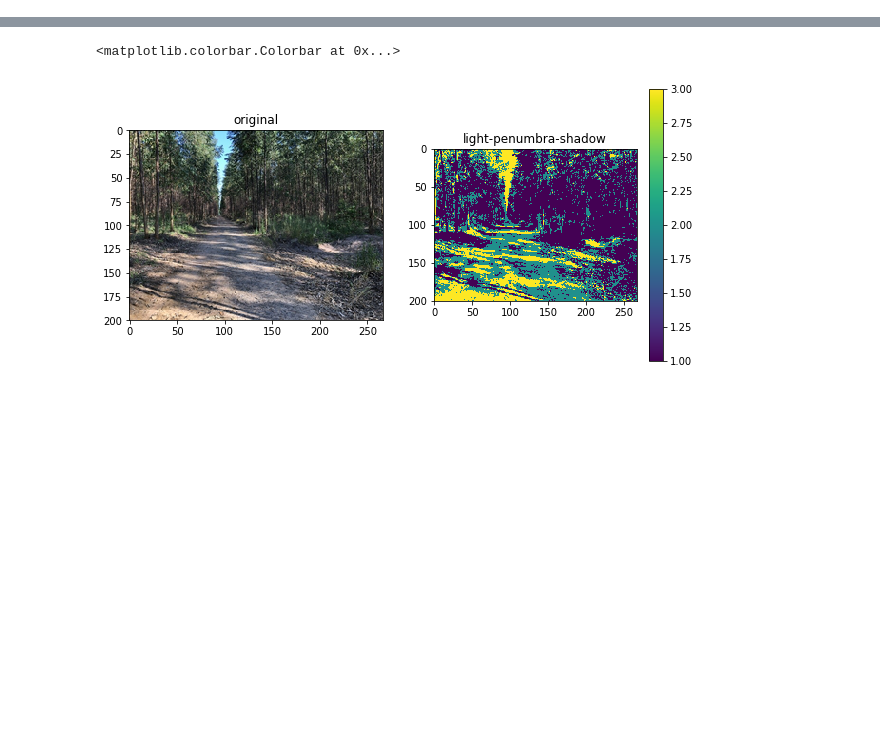
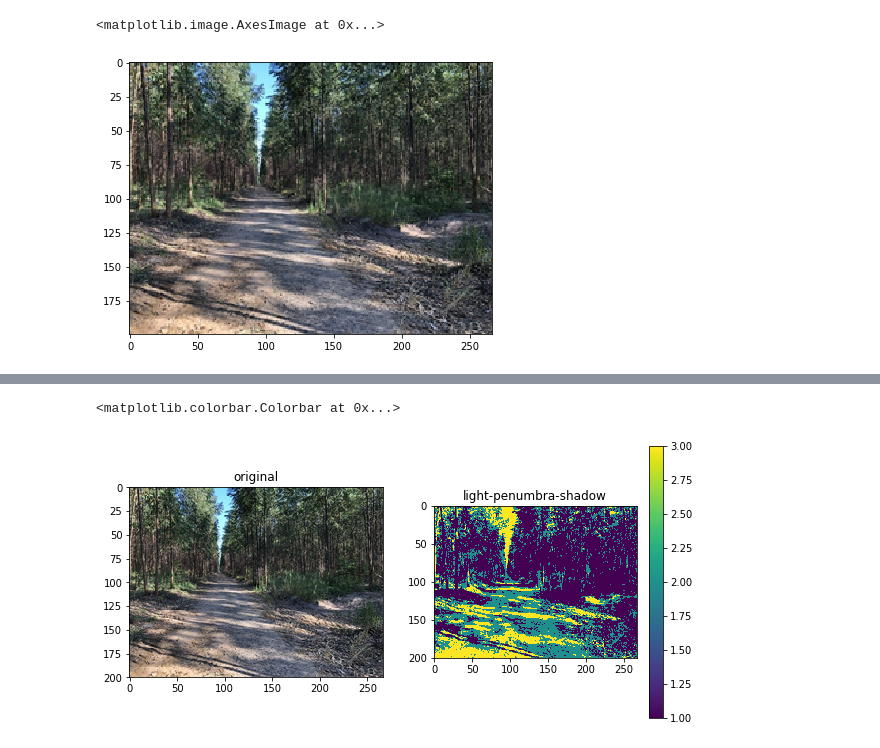
Before and after one commit to horitahiroshi/shadow-denoising, a Jupyter notebook: notebook/3rdTry.ipynb, the cells around one changed output, grey strips where cells are left out. Drawn from its saved outputs; the diff is of its cells as text; code cells hidden in the pictures; blank space fills up the shorter version.

```diff
--- a/notebook/3rdTry.ipynb
+++ b/notebook/3rdTry.ipynb
@@ -87,4 +69,10 @@ def range_adjustment(img,minvalue=0,maxvalue=255):
 # %%
 img = imageio.imread("../images/shadow5.jpg")
 for i in range(3):
     img[:,:,i] = adaptive_denoising(img[:,:,i],3,0.005,"average")
+
+plt.figure(figsize=(10,5))
+plt.imshow(img)
+# %% [output]
+<matplotlib.image.AxesImage at 0x...>
+[figure, added]
```
Also changed, not shown: parts of 17 cells of this notebook, 3 other files.
